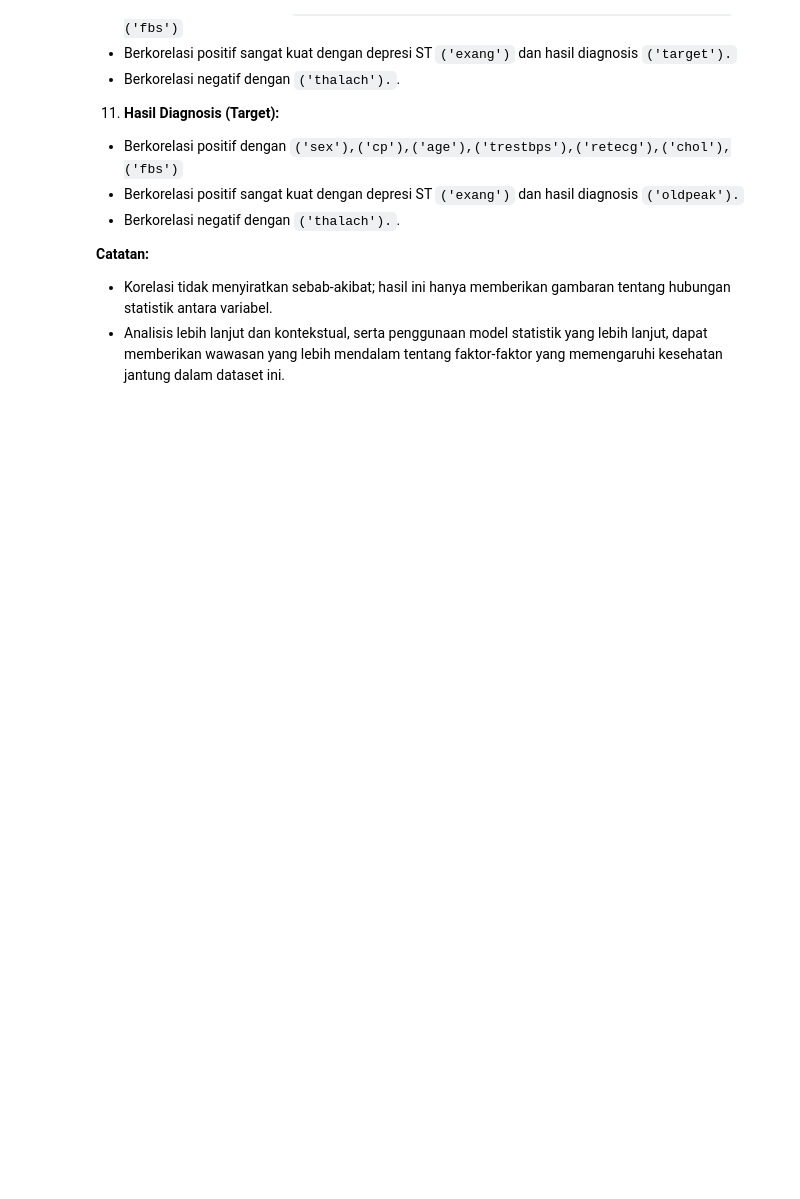
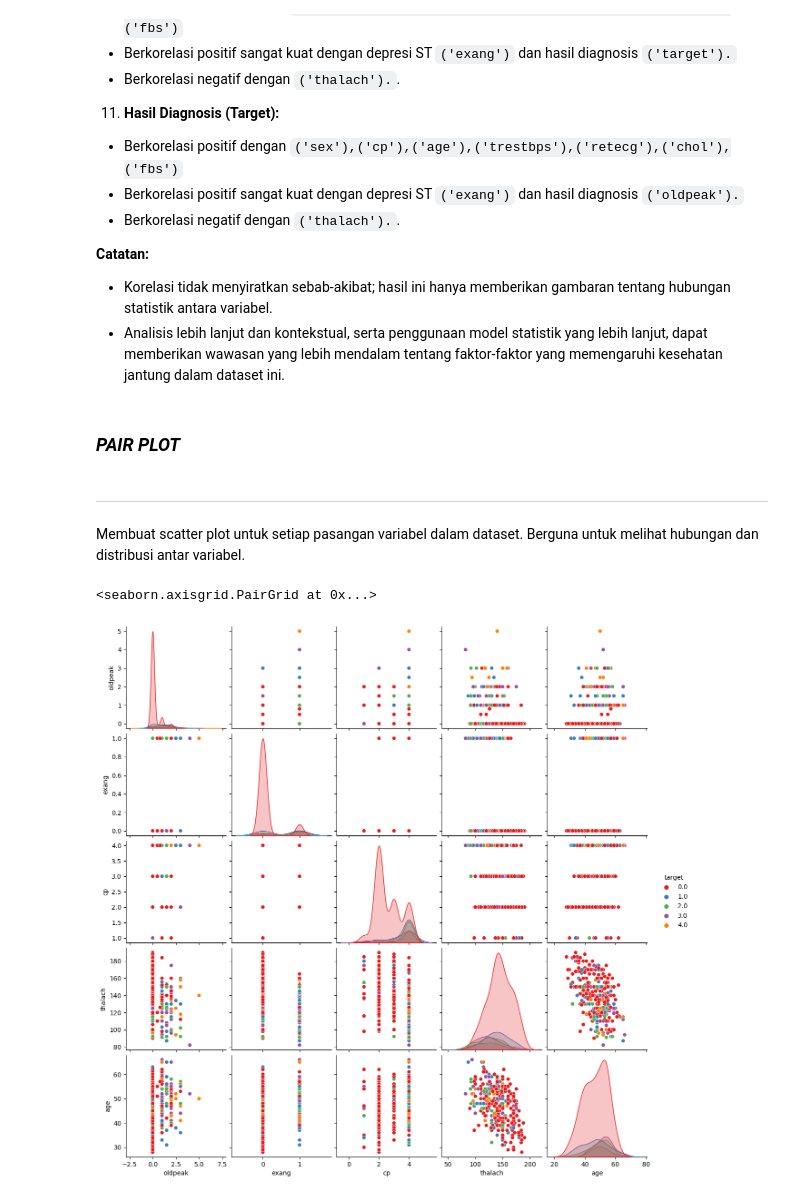
Before and after one commit to reyhanvito/HeartDisease_Hungarian_Minggu1, a Jupyter notebook: HeartDisease_Hungarian_Minggu1.ipynb, the cells around one changed output. Drawn from its saved outputs; the diff is of its cells as text; code cells hidden in the pictures; blank space fills up the shorter version.

```diff
--- a/HeartDisease_Hungarian_Minggu1.ipynb
+++ b/HeartDisease_Hungarian_Minggu1.ipynb
@@ -750,3 +769,19 @@ sns.heatmap(cor_mat, annot=True, linewidths=0.5, fmt=".3f")
 **Catatan:**
 - Korelasi tidak menyiratkan sebab-akibat; hasil ini hanya memberikan gambaran tentang hubungan statistik antara variabel.
 - Analisis lebih lanjut dan kontekstual, serta penggunaan model statistik yang lebih lanjut, dapat memberikan wawasan yang lebih mendalam tentang faktor-faktor yang memengaruhi kesehatan jantung dalam dataset ini.
+# %% [markdown]
+### *PAIR PLOT*
+# %% [markdown]
+
+
+---
+
+
+Membuat scatter plot untuk setiap pasangan variabel dalam dataset. Berguna untuk melihat hubungan dan distribusi antar variabel.
+# %%
+# Menentukan variabel 'target' sebagai hue dan memilih beberapa variabel 'oldpeak', 'exang', 'cp', 'thalach', 'age' dipilih sebagai variabel untuk pair plot
+
+sns.pairplot(dfClean, hue='target', vars=['oldpeak', 'exang', 'cp', 'thalach', 'age'], palette='Set1')
+# %% [output]
+<seaborn.axisgrid.PairGrid at 0x...>
+[figure, added]
```
Also changed, not shown: parts of 7 cells of this notebook.
